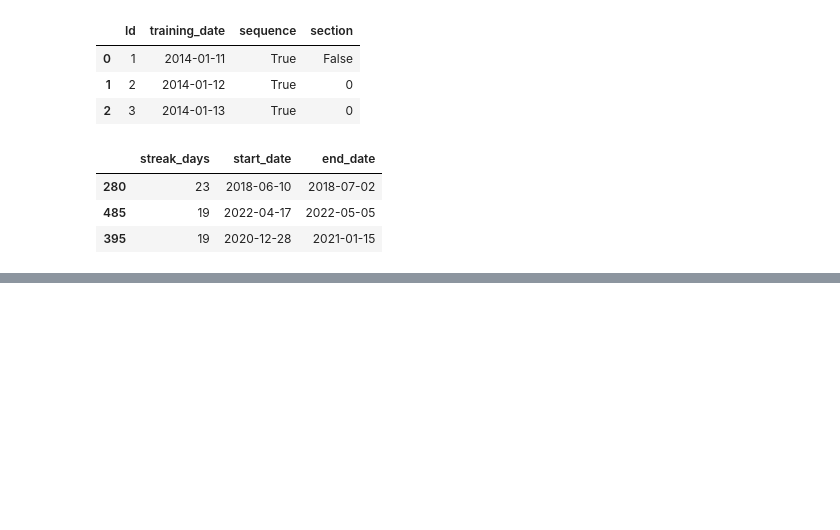
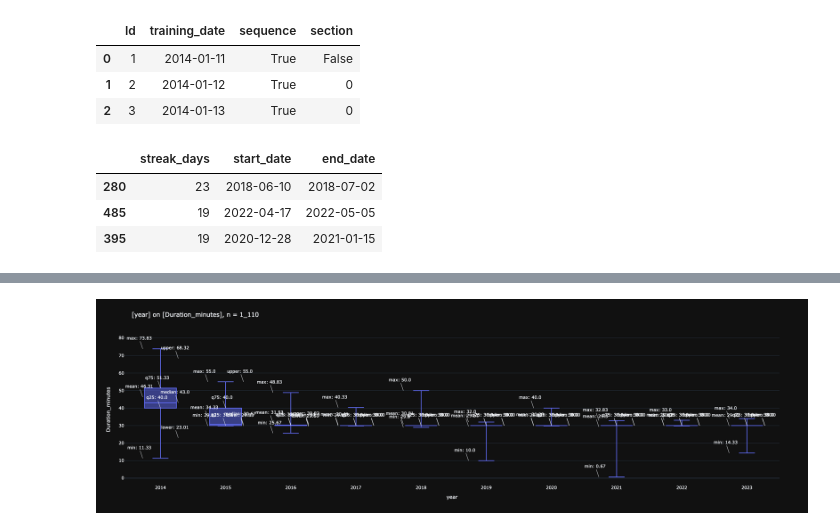
Before and after one commit to smeisegeier/kettler-training-data, a Jupyter notebook: src/python/kettler_1_analysis.ipynb, the cells around one changed output, grey strips where cells are left out. Saved outputs shown, nothing was run; the diff lists cells and outputs as text; code cells hidden in the pictures; blank space fills up the shorter version.

```diff
--- a/src/python/kettler_1_analysis.ipynb
+++ b/src/python/kettler_1_analysis.ipynb
@@ -255,0 +261,10 @@ _fig.write_image('img/top20streaks.png')
+# %%
+df=df_training.iloc[:,[8,11]]
+df['year']=df['TrainingDateTime'].dt.year.astype(str)
+_df1=df[df['year']<'2022'].iloc[:,[2,1]]
+_df2=df.iloc[:,[2,1]]
+# %%
+_df1=df[df['year']<'2024'].iloc[:,[2,1]]
+plot_boxes(_df1,annotations=True, width=2000)
+# %% [output]
+[figure, added]
```
Also changed, not shown: parts of 9 cells of this notebook, 10 other files.
